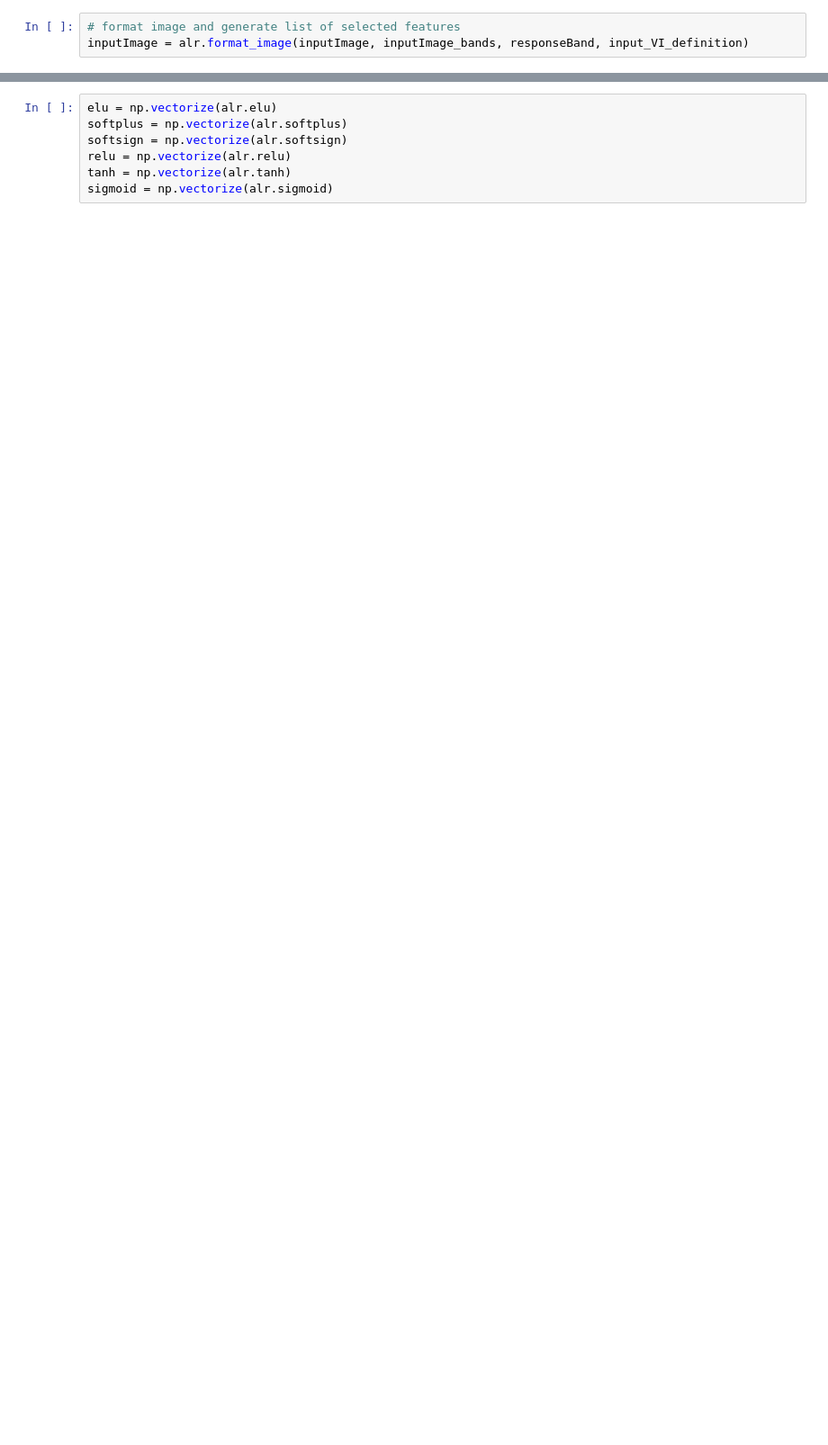
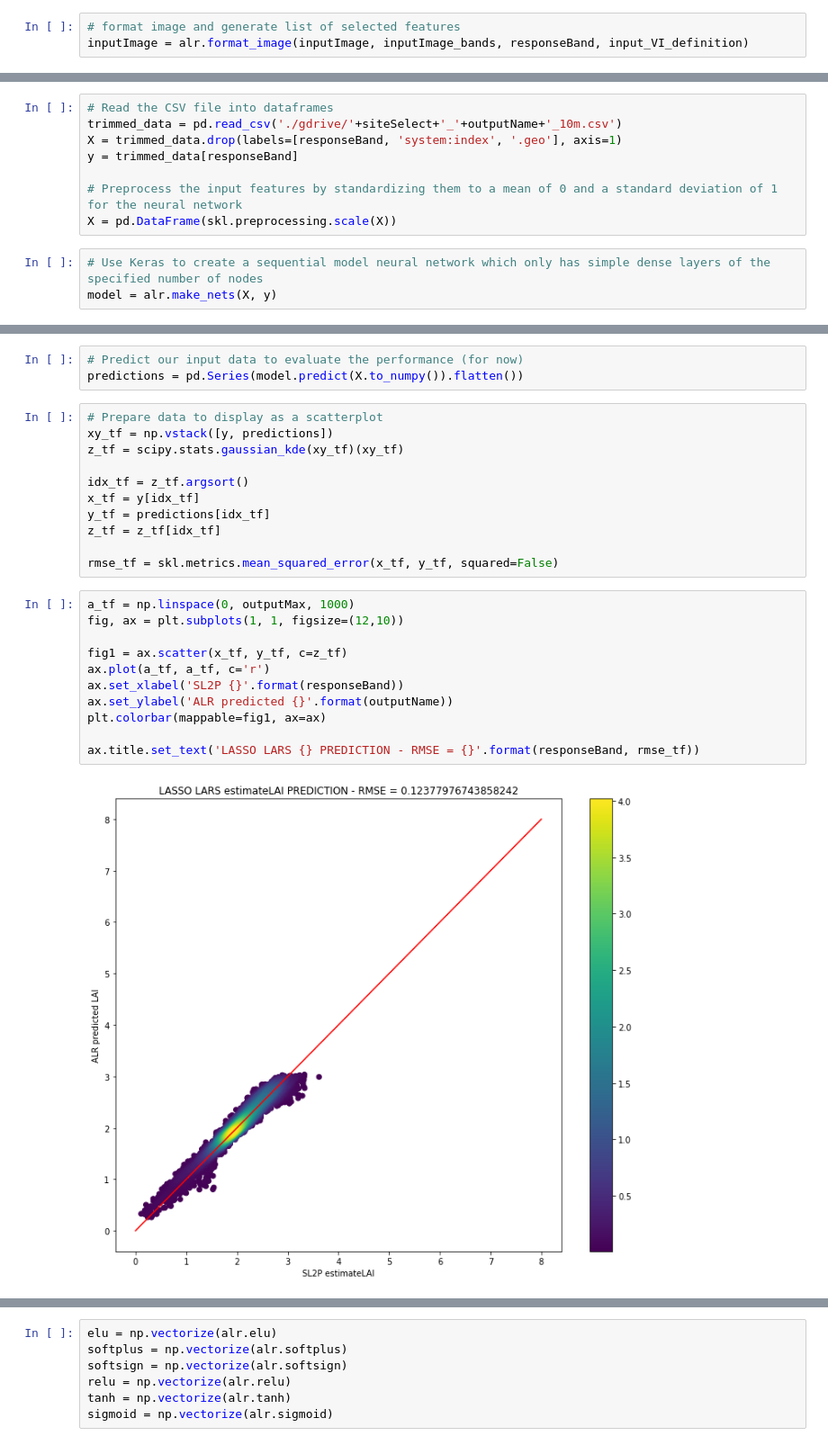
Before and after one commit to kateharvey/ALR-Sentinel2, a Jupyter notebook: shared/3_regression_approaches.ipynb, the cells around one changed output, grey strips where cells are left out. Shown at 90% size. Drawn from its saved outputs; the diff is of its cells as text; blank space fills up the shorter version.

```diff
--- a/shared/3_regression_approaches.ipynb
+++ b/shared/3_regression_approaches.ipynb
@@ -617,0 +622,11 @@ LAI_model.get_weights()
+# %%
+# Read the CSV file into dataframes
+trimmed_data = pd.read_csv('./gdrive/'+siteSelect+'_'+outputName+'_10m.csv')
+X = trimmed_data.drop(labels=[responseBand, 'system:index', '.geo'], axis=1)
+y = trimmed_data[responseBand]
+
+# Preprocess the input features by standardizing them to a mean of 0 and a standard deviation of 1 for the neural network
+X = pd.DataFrame(skl.preprocessing.scale(X))
+# %%
+# Use Keras to create a sequential model neural network which only has simple dense layers of the specified number of nodes
+model = alr.make_nets(X, y)
@@ -617,0 +654,27 @@ LAI_model.get_weights()
+# %%
+# Predict our input data to evaluate the performance (for now)
+predictions = pd.Series(model.predict(X.to_numpy()).flatten())
+# %%
+# Prepare data to display as a scatterplot
+xy_tf = np.vstack([y, predictions])
+z_tf = scipy.stats.gaussian_kde(xy_tf)(xy_tf)
+
+idx_tf = z_tf.argsort()
+x_tf = y[idx_tf]
+y_tf = predictions[idx_tf]
+z_tf = z_tf[idx_tf]
+
+rmse_tf = skl.metrics.mean_squared_error(x_tf, y_tf, squared=False)
+# %%
+a_tf = np.linspace(0, outputMax, 1000)
+fig, ax = plt.subplots(1, 1, figsize=(12,10))
+
+fig1 = ax.scatter(x_tf, y_tf, c=z_tf)
+ax.plot(a_tf, a_tf, c='r')
+ax.set_xlabel('SL2P {}'.format(responseBand))
+ax.set_ylabel('ALR predicted {}'.format(outputName))
+plt.colorbar(mappable=fig1, ax=ax)
+
+ax.title.set_text('LASSO LARS {} PREDICTION - RMSE = {}'.format(responseBand, rmse_tf))
+# %% [output]
+[figure, added]
```
Also changed, not shown: parts of 73 cells of this notebook, 23 other files.
